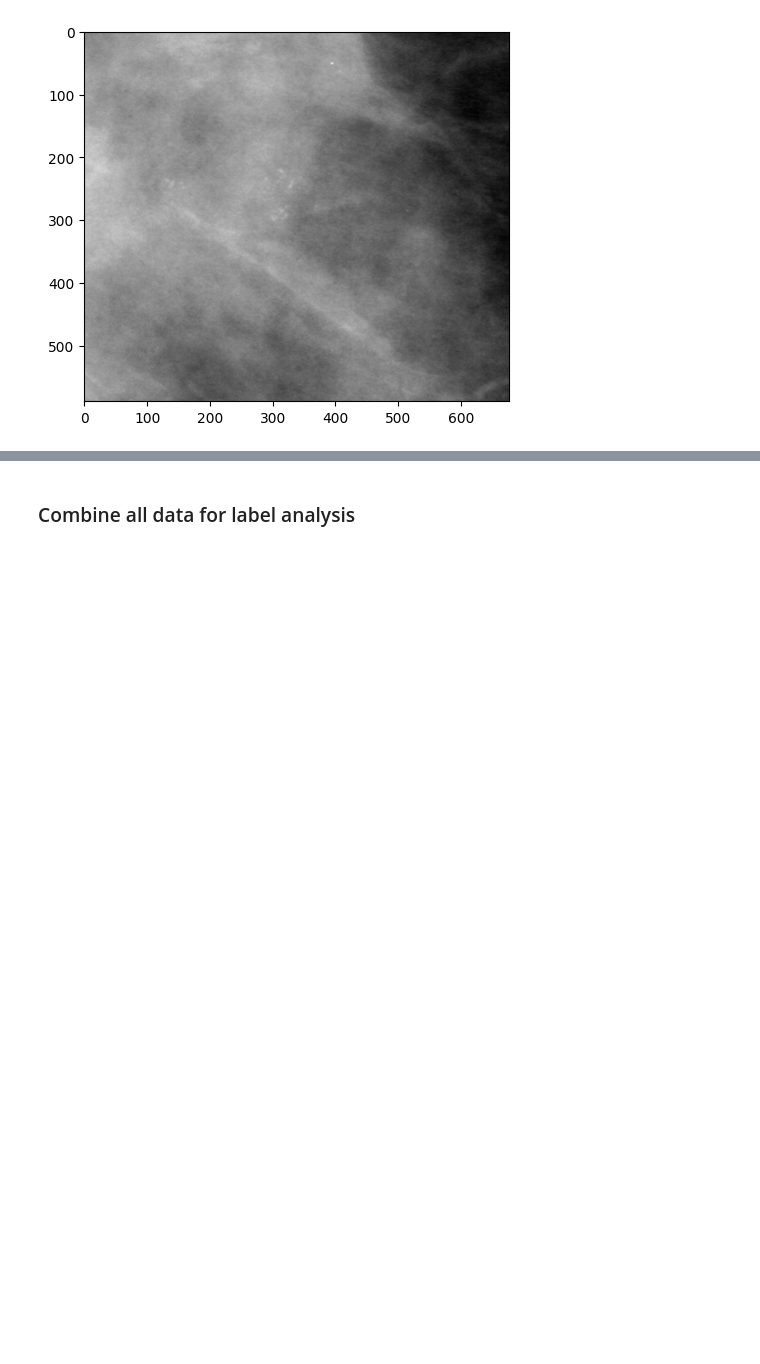
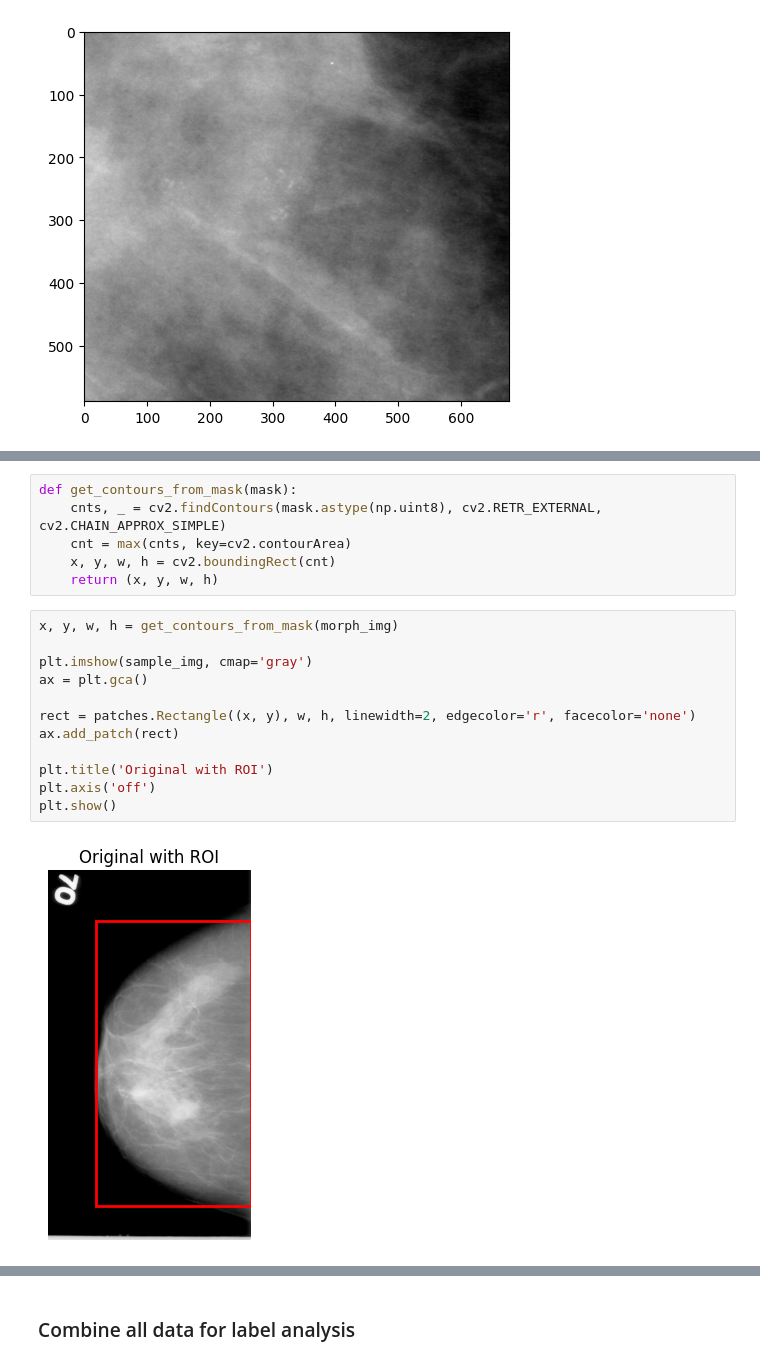
Before and after one commit to lextoumbourou/cm3070-final-project, a Jupyter notebook: notebooks/01-cbis-ddsm.ipynb, the cells around one changed output, grey strips where cells are left out. Cells and saved outputs as stored; diff of their text form; blank space fills up the shorter version.

```diff
--- a/notebooks/01-cbis-ddsm.ipynb
+++ b/notebooks/01-cbis-ddsm.ipynb
@@ -218,0 +298,20 @@ plt.imshow(Image.open(cropped_img_path), cmap="grey")
+# %%
+def get_contours_from_mask(mask):
+    cnts, _ = cv2.findContours(mask.astype(np.uint8), cv2.RETR_EXTERNAL, cv2.CHAIN_APPROX_SIMPLE)
+    cnt = max(cnts, key=cv2.contourArea)
+    x, y, w, h = cv2.boundingRect(cnt)
+    return (x, y, w, h)
+# %%
+x, y, w, h = get_contours_from_mask(morph_img)
+
+plt.imshow(sample_img, cmap='gray')
+ax = plt.gca()
+
+rect = patches.Rectangle((x, y), w, h, linewidth=2, edgecolor='r', facecolor='none')
+ax.add_patch(rect)
+
+plt.title('Original with ROI')
+plt.axis('off')
+plt.show()
+# %% [output]
+[figure, added]
```
Also changed, not shown: parts of 30 cells of this notebook, 1 other file.
